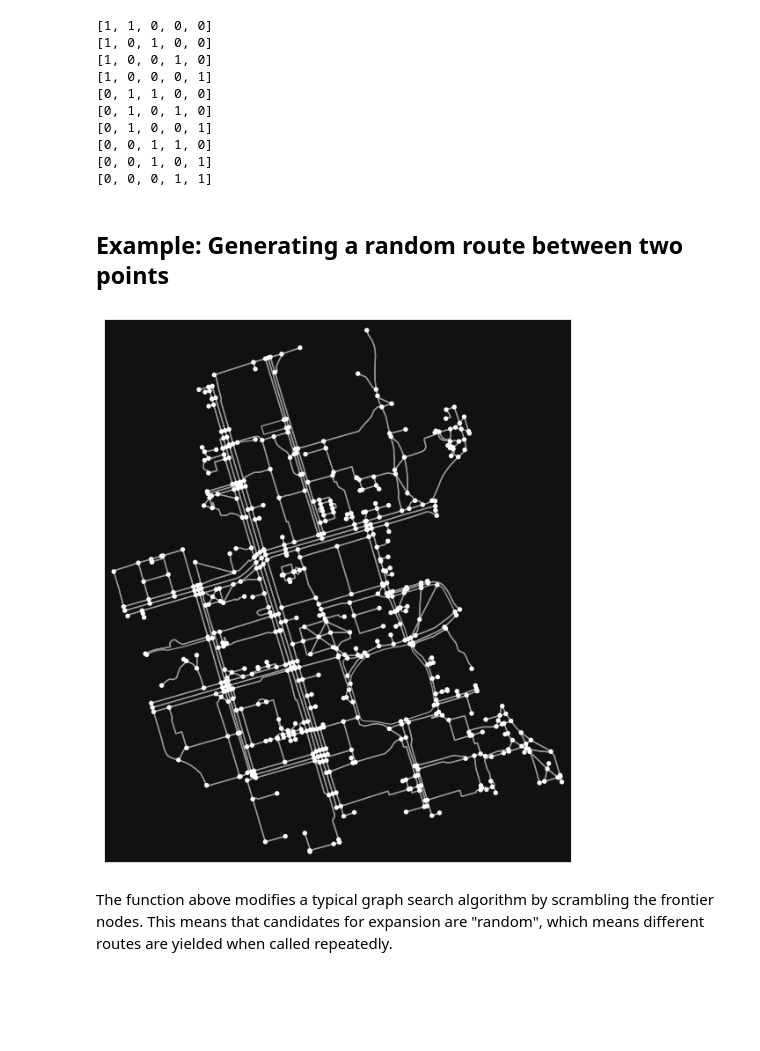
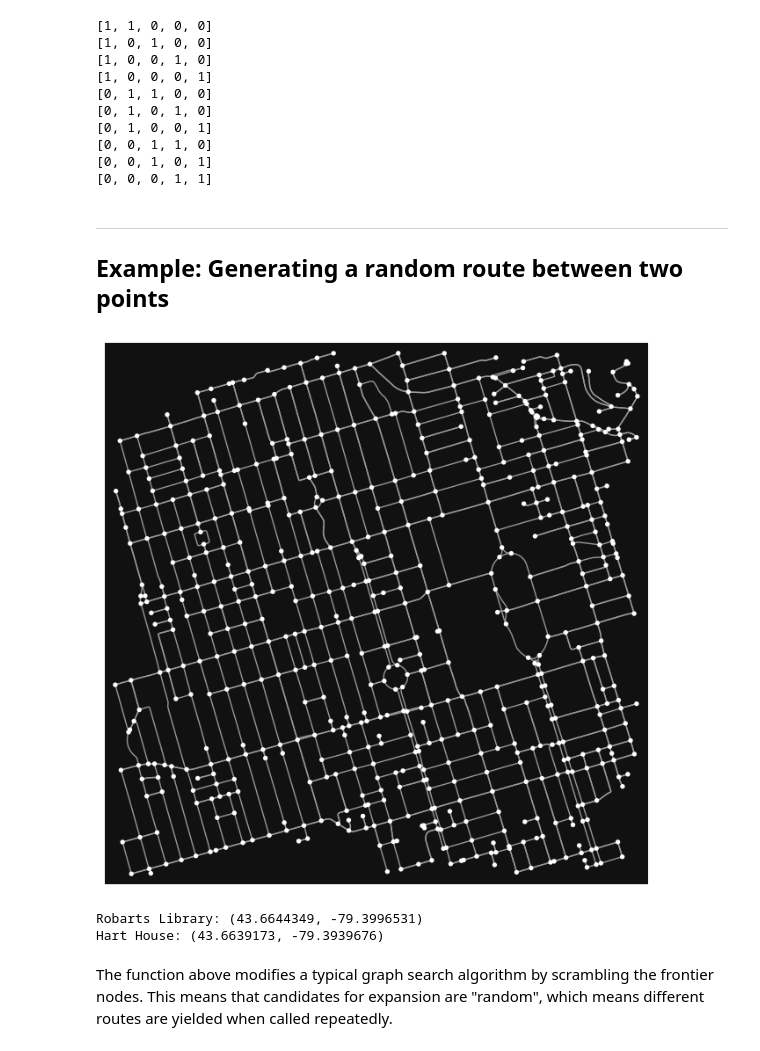
Before and after one commit to Optimization-Algorithms-Book/Code-Listings, a Jupyter notebook: Chapter 7/Listing 7.1_Generating_initial_populations.ipynb, the cells around one changed output. Saved outputs shown, nothing was run; the diff lists cells and outputs as text; code cells hidden in the pictures; blank space fills up the shorter version.

```diff
--- a/Chapter 7/Listing 7.1_Generating_initial_populations.ipynb
+++ b/Chapter 7/Listing 7.1_Generating_initial_populations.ipynb
@@ -180,14 +264,22 @@ for pos in map(set, combinations(range(size), ones)):
 [0, 0, 1, 0, 1]
 [0, 0, 0, 1, 1]
 # %% [markdown]
+---
 ## Example: Generating a random route between two points
 # %%
 import osmnx as ox
 import random
 from collections import deque
 
-G = ox.graph_from_place("University of Toronto")
+place_name = "University of Toronto, Toronto, Ontario, Canada"
+
+G = ox.graph_from_address(
+    place_name,
+    dist=1500,
+    network_type="drive"
+)
+
 fig, ax = ox.plot_graph(G)
 # %% [output]
-[figure, old version]
+[figure, new version]
 # %%
@@ -217,2 +336,22 @@ def randomized_search(G, source, destination):
+# %%
+library = ox.geocode(
+    "Robarts Library, University of Toronto, Toronto, Ontario, Canada"
+)
+
+house = ox.geocode(
+    "Hart House, University of Toronto, Toronto, Ontario, Canada"
+)
+
+print("Robarts Library:", library)
+print("Hart House:", house)
+
+random_route = randomized_search(
+    G,
+    source_xy=library,
+    destination_xy=house
+)
+# %% [output]
+Robarts Library: (43.6644349, -79.3996531)
+Hart House: (43.6639173, -79.3939676)
 # %% [markdown]
 The function above modifies a typical graph search algorithm by scrambling the frontier nodes. This means that candidates for expansion are "random", which means different routes are yielded when called repeatedly.
```
Also changed, not shown: parts of 30 cells of this notebook, 4 other files.
